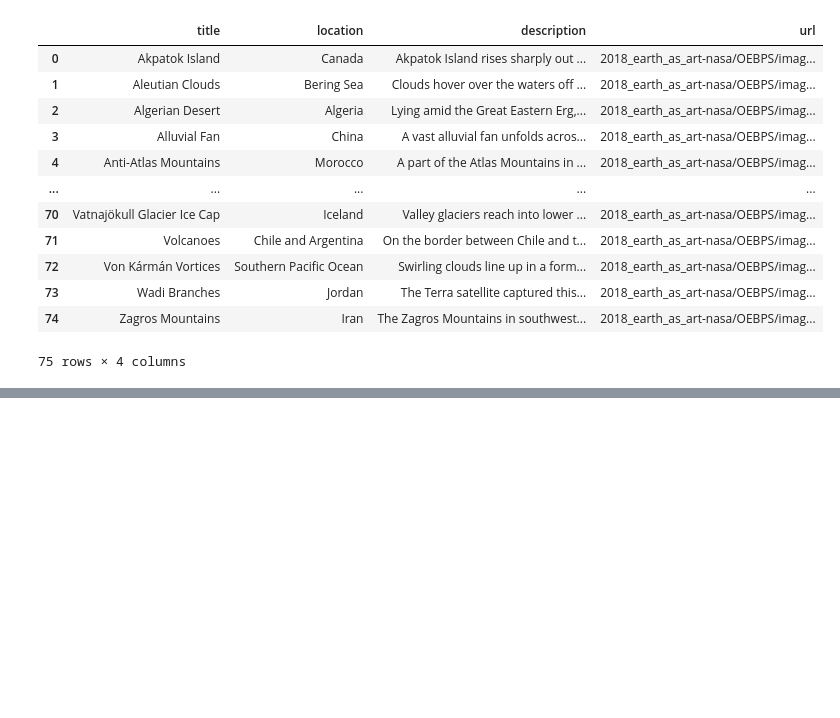
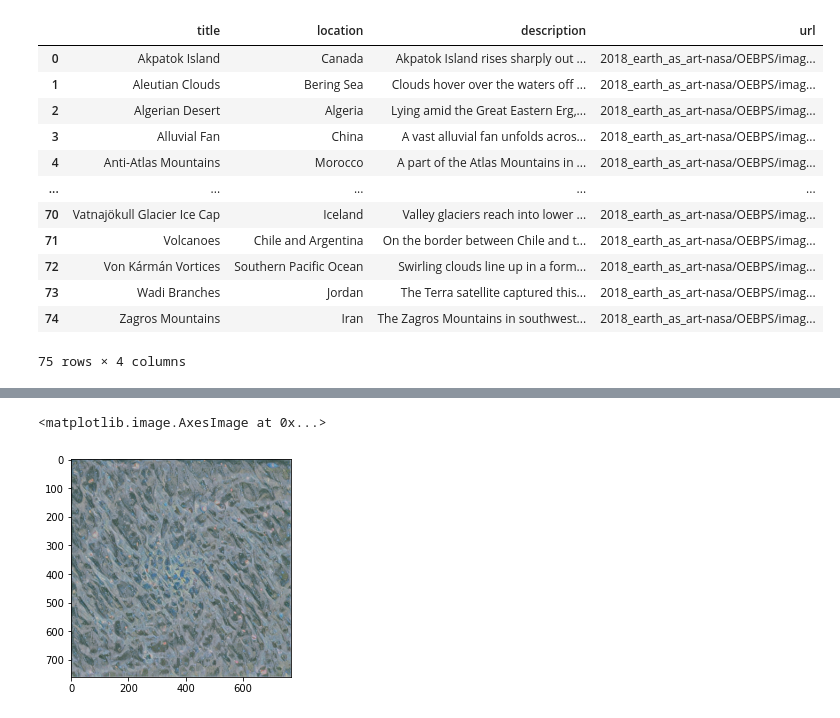
Before and after one commit to NourKamaly/TheArtInOurWorlds-NASA-Space-Apps, a Jupyter notebook: 2. Notebooks/4. Creative Image Distortion.ipynb, the cells around one changed output, grey strips where cells are left out. Drawn from its saved outputs; the diff is of its cells as text; code cells hidden in the pictures; blank space fills up the shorter version.

```diff
--- a/2. Notebooks/4. Creative Image Distortion.ipynb
+++ b/2. Notebooks/4. Creative Image Distortion.ipynb
@@ -55,2 +119,8 @@ image_description_dataset
+# %%
+def neuralStyleTransfer(imageOneFilepath,imageTwoFilePath):
+   contentImage = fixImageFormat(imageOneFilepath)
+   transferedToImage = fixImageFormat(imageTwoFilePath)
+   artisticImage = magenta(tf.constant(contentImage),tf.constant(transferedToImage))[0]
+   return artisticImage
 # %%
 magenta = tf_hub.load("https://tfhub.dev/google/magenta/arbitrary-image-stylization-v1-256/2")
@@ -278,0 +137,5 @@ len(filters)
+# %%
+plt.imshow(np.squeeze(neuralStyleTransfer('james.jfif',image_description_dataset['url'][3])))
+# %% [output]
+<matplotlib.image.AxesImage at 0x...>
+[figure, added]
```
Also changed, not shown: parts of 25 cells of this notebook, 1 other file.
